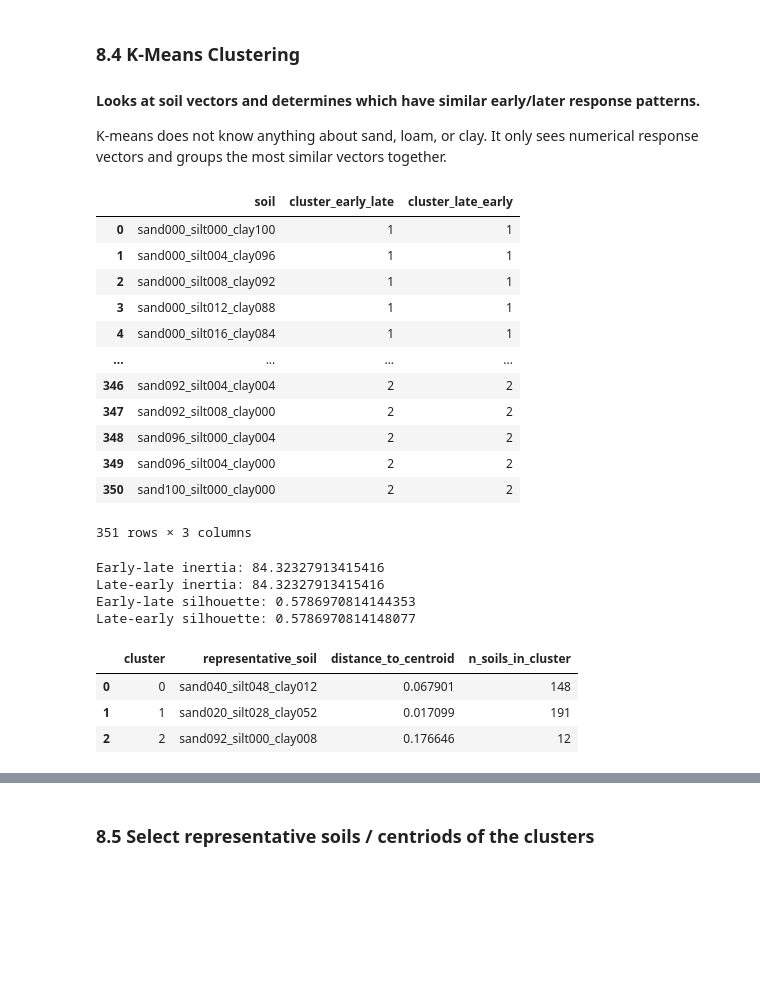
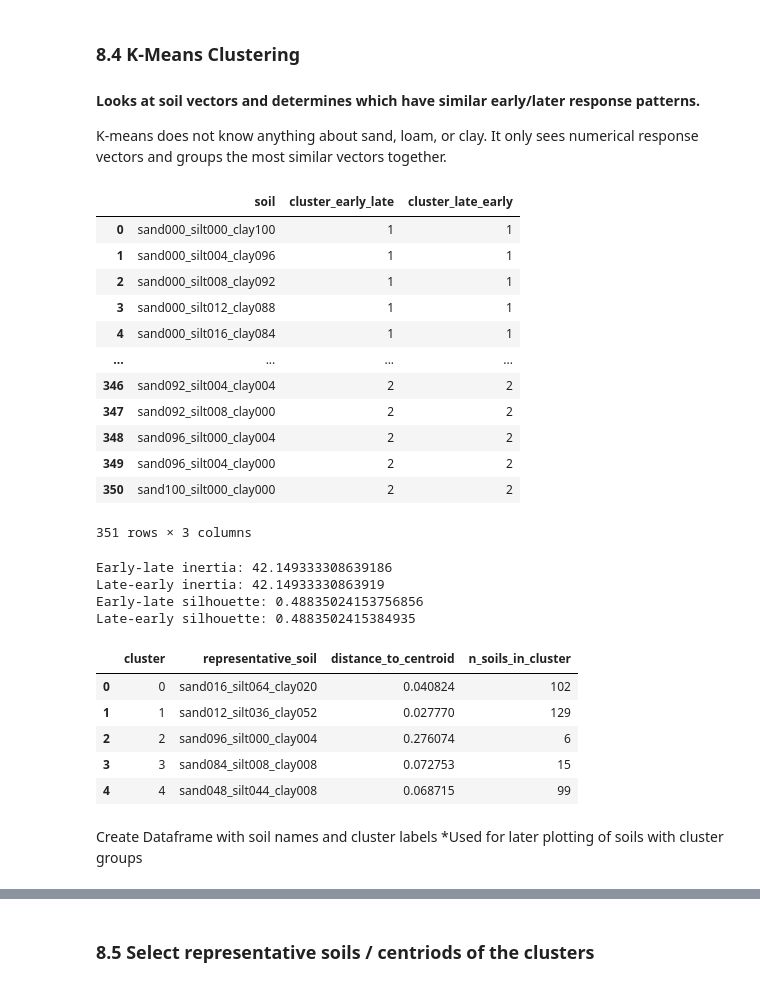
Before and after one commit to natalieyurek-cloud/TDEM_Thesis_Yurek, a Jupyter notebook: Analytical_ForwardModel.ipynb, the cells around one changed output, grey strips where cells are left out. Drawn from its saved outputs; the diff is of its cells as text; code cells hidden in the pictures; blank space fills up the shorter version.

```diff
--- a/Analytical_ForwardModel.ipynb
+++ b/Analytical_ForwardModel.ipynb
@@ -991,7 +991,7 @@ display(closest_soil_pairs)
 #### Looks at soil vectors and determines which have similar early/later response patterns.
 K-means does not know anything about sand, loam, or clay. It only sees numerical response vectors and groups the most similar vectors together.
 # %%
-k = 3  # change to desired number
+k = 5  # change to desired number
 
 X_EL = clustering_features_EL.to_numpy(dtype=float)
 X_LE = clustering_features_LE.to_numpy(dtype=float)
@@ -1014,37 +1014,42 @@ print("Early-late inertia:", kmeans_EL.inertia_)
 print("Late-early inertia:", kmeans_LE.inertia_)
 
 if len(set(labels_EL)) > 1:
     print("Early-late silhouette:", silhouette_score(X_EL, labels_EL))
 
 if len(set(labels_LE)) > 1:
     print("Late-early silhouette:", silhouette_score(X_LE, labels_LE))
 
 centroids = find_centroids(
     feature_df=clustering_features_EL,
     kmeans_model=kmeans_EL,
     labels=labels_EL
 )
 
 display(centroids)
 # %% [output]
 |  | soil | cluster_early_late | cluster_late_early |
 | 0 | sand000_silt000_clay100 | 1 | 1 |
 | 1 | sand000_silt004_clay096 | 1 | 1 |
 | 2 | sand000_silt008_clay092 | 1 | 1 |
 | 3 | sand000_silt012_clay088 | 1 | 1 |
 | 4 | sand000_silt016_clay084 | 1 | 1 |
 | ... | ... | ... | ... |
 | 346 | sand092_silt004_clay004 | 2 | 2 |
 | 347 | sand092_silt008_clay000 | 2 | 2 |
 | 348 | sand096_silt000_clay004 | 2 | 2 |
 | 349 | sand096_silt004_clay000 | 2 | 2 |
 | 350 | sand100_silt000_clay000 | 2 | 2 |
 351 rows × 3 columns
-Early-late inertia: 84.32327913415416
-Late-early inertia: 84.32327913415416
-Early-late silhouette: 0.5786970814144353
-Late-early silhouette: 0.5786970814148077
+Early-late inertia: 42.149333308639186
+Late-early inertia: 42.14933330863919
+Early-late silhouette: 0.48835024153756856
+Late-early silhouette: 0.4883502415384935
 |  | cluster | representative_soil | distance_to_centroid | n_soils_in_cluster |
-| 0 | 0 | sand040_silt048_clay012 | 0.067901 | 148 |
-| 1 | 1 | sand020_silt028_clay052 | 0.017099 | 191 |
-| 2 | 2 | sand092_silt000_clay008 | 0.176646 | 12 |
+| 0 | 0 | sand016_silt064_clay020 | 0.040824 | 102 |
+| 1 | 1 | sand012_silt036_clay052 | 0.027770 | 129 |
+| 2 | 2 | sand096_silt000_clay004 | 0.276074 | 6 |
+| 3 | 3 | sand084_silt008_clay008 | 0.072753 | 15 |
+| 4 | 4 | sand048_silt044_clay008 | 0.068715 | 99 |
+# %% [markdown]
+Create Dataframe with soil names and cluster labels
+ *Used for later plotting of soils with cluster groups
```
Also changed, not shown: parts of 11 cells of this notebook.
